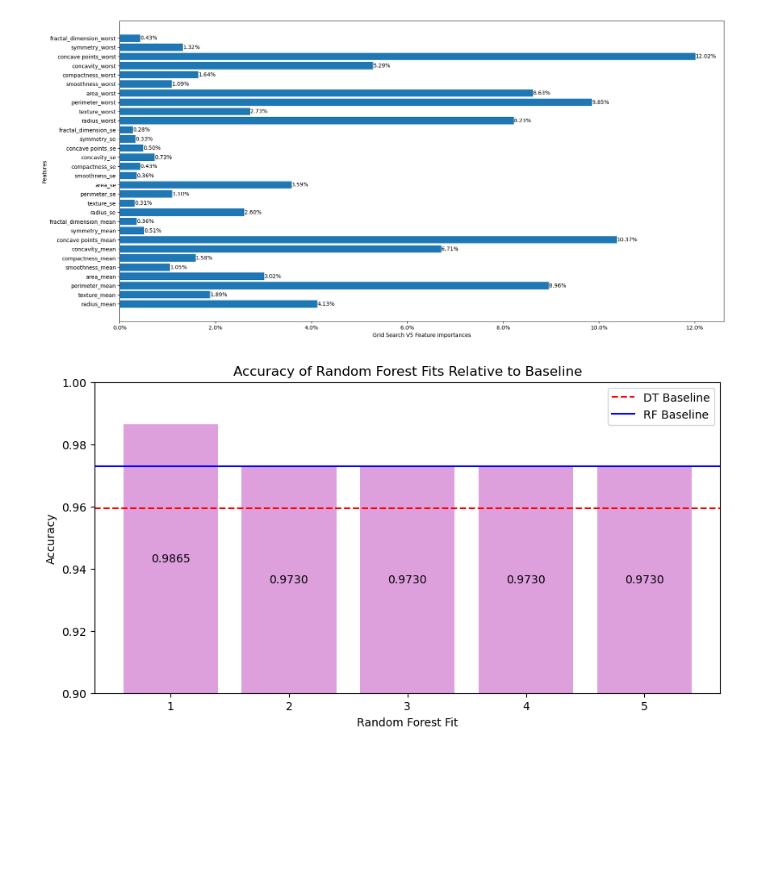
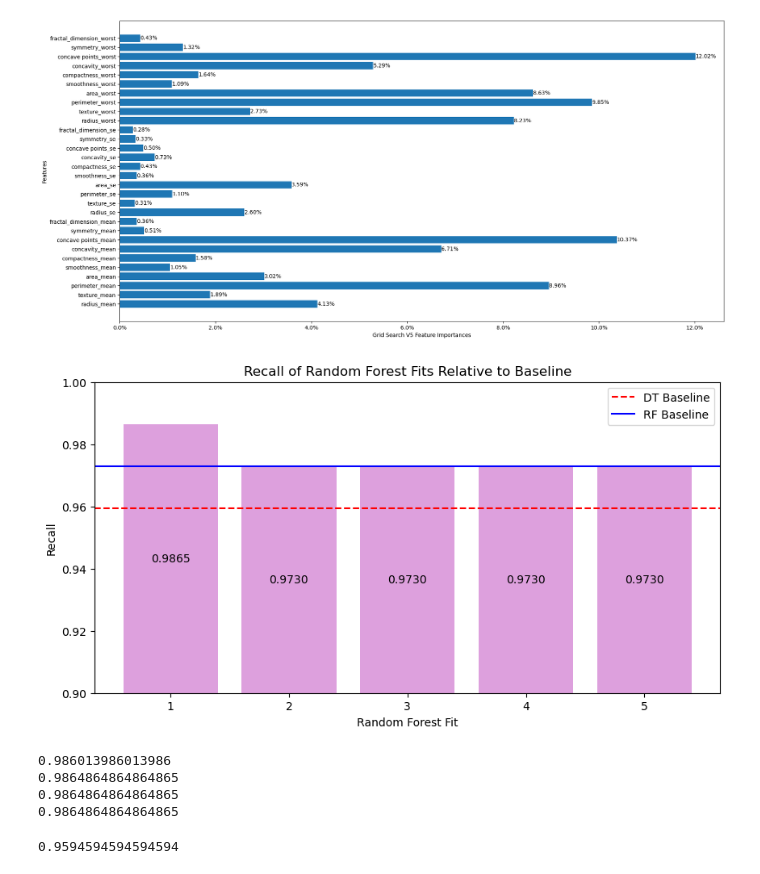
Before and after one commit to m-liv/bc-project, a Jupyter notebook: decision_tree.ipynb, the cells around one changed output. Drawn from its saved outputs; the diff is of its cells as text; code cells hidden in the pictures; blank space fills up the shorter version.

Commit message:
Updated graph titile to say recall not accuracy oops

```diff
--- a/decision_tree.ipynb
+++ b/decision_tree.ipynb
@@ -346,19 +346,33 @@ rf_experiments_recall = [v1rec, v2rec, v3rec, v4rec, v5rec]
 # %%
 # I will utilize the humble bar chart
 # Handy dandy color mapping!
 #colors = ['green' if acc >= my_rf_recall else 'yellow' if acc >= dt_recall else 'red' for acc in rf_experiments_recall]
 #labels = ['Accuracy >= RF' if acc >= basline_rf_acc else 'DT <= Accuracy < RF' if acc >= baseline_dt_acc else 'Accuracy < DT' for acc in rf_experiments_accuracy]
 #labels = ['Accuracy < DT', 'Accuracy >= RF',  'DT <= Accuracy < RF', '_Accuracy >= RF', '_DT <= Accuracy < RF', '_Accuracy < DT', '_Accuracy < DT', '_DT <= Accuracy < RF', '_DT <= Accuracy < RF','_Accuracy < DT']
 fig, ax = plt.subplots(figsize=(10,5))
 bar_container = ax.bar(range(1,6), rf_experiments_recall, color="plum")
-ax.set(xlabel='Random Forest Fit', ylabel='Accuracy')
+ax.set(xlabel='Random Forest Fit', ylabel='Recall')
 plt.axhline(y=dt_recall, color='red', linestyle='--', label='DT Baseline')
 plt.axhline(y=my_rf_recall, color='blue', linestyle='-', label='RF Baseline')
 ax.bar_label(bar_container, fmt='{:,.4f}',  label_type='center')
 ax.set_xticks(range(1,6))
 ax.set_ylim(0.9, 1.0)
-ax.set_title('Accuracy of Random Forest Fits Relative to Baseline')
+ax.set_title('Recall of Random Forest Fits Relative to Baseline')
 ax.legend()
 plt.show()
 # %% [output]
-[figure, old version]
+[figure, new version]
+# %%
+print(v1acc)
+print(v1prec)
+print(v1f1)
+print(v1rec)
+# %% [output]
+0.986013986013986
+0.9864864864864865
+0.9864864864864865
+0.9864864864864865
+# %%
+print(dt_recall)
+# %% [output]
+0.9594594594594594
```
